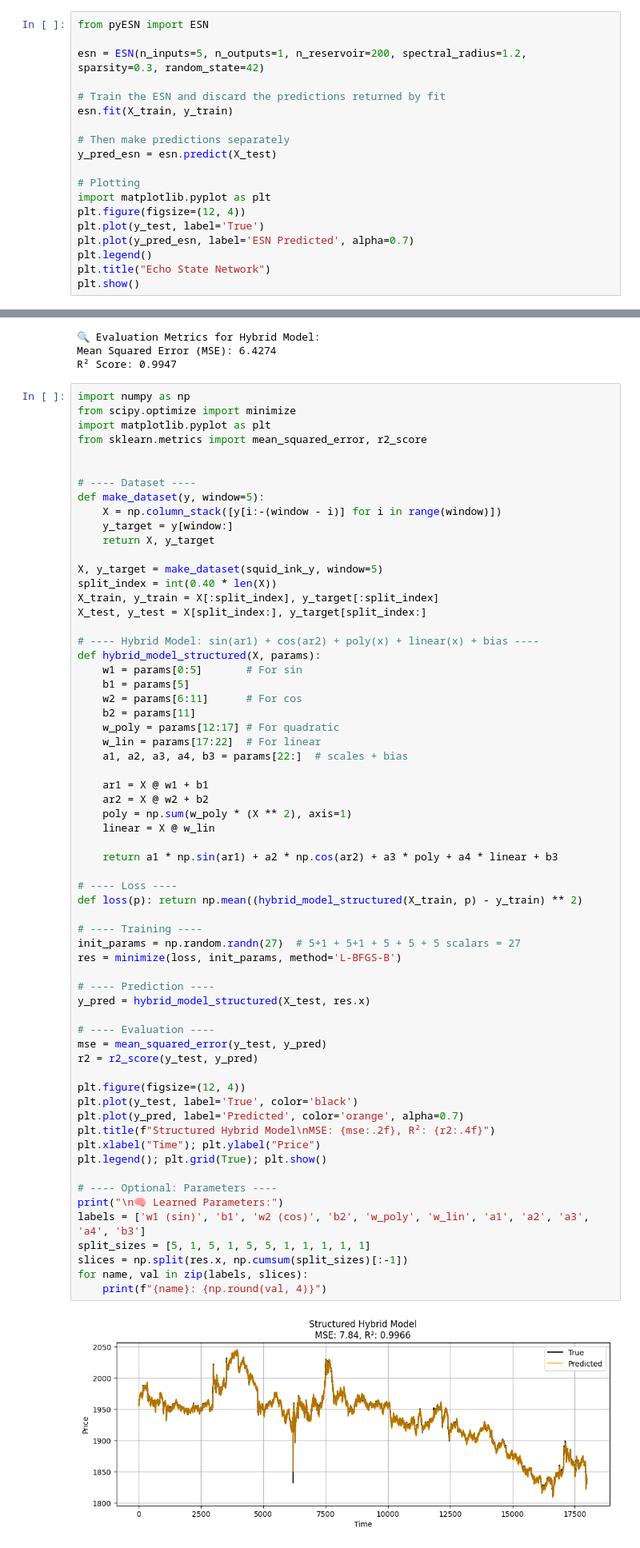
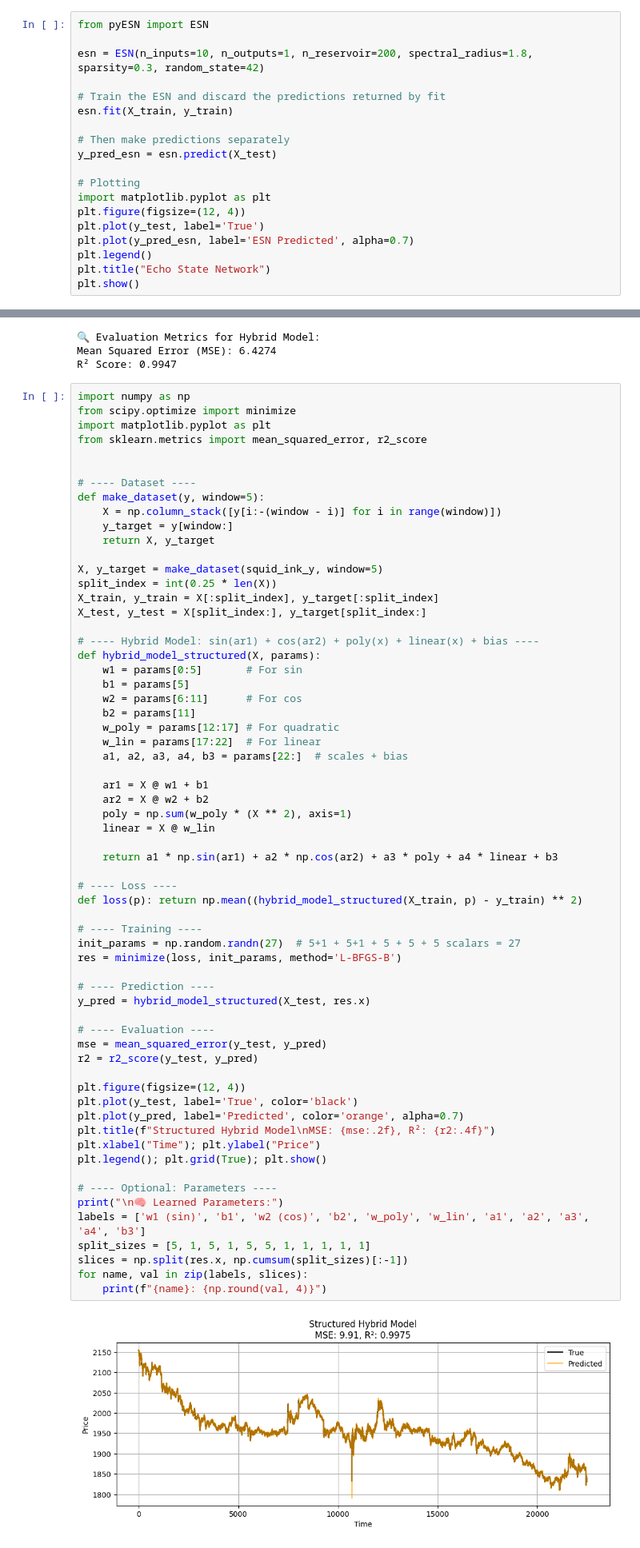
Before and after one commit to SamyakSS83/paradis-island-imckechode, a Jupyter notebook: Round_1/Algorithmic_trading/experiments.ipynb, the cells around one changed output, grey strips where cells are left out. Shown at 80% size. Saved outputs shown, nothing was run; the diff lists cells and outputs as text.

```diff
--- a/Round_1/Algorithmic_trading/experiments.ipynb
+++ b/Round_1/Algorithmic_trading/experiments.ipynb
@@ -520,7 +520,7 @@ X_test, y_test = X[split_index:], y_target[split_index:]
 # %%
 from pyESN import ESN
 
-esn = ESN(n_inputs=5, n_outputs=1, n_reservoir=200, spectral_radius=1.2, sparsity=0.3, random_state=42)
+esn = ESN(n_inputs=10, n_outputs=1, n_reservoir=200, spectral_radius=1.8, sparsity=0.3, random_state=42)
 
 # Train the ESN and discard the predictions returned by fit
 esn.fit(X_train, y_train)
@@ -640,7 +640,7 @@ def make_dataset(y, window=5):
     return X, y_target
 
 X, y_target = make_dataset(squid_ink_y, window=5)
-split_index = int(0.40 * len(X))
+split_index = int(0.25 * len(X))
 X_train, y_train = X[:split_index], y_target[:split_index]
 X_test, y_test = X[split_index:], y_target[split_index:]
 
@@ -663,32 +663,32 @@ def hybrid_model_structured(X, params):
 
 # ---- Loss ----
 def loss(p): return np.mean((hybrid_model_structured(X_train, p) - y_train) ** 2)
 
 # ---- Training ----
 init_params = np.random.randn(27)  # 5+1 + 5+1 + 5 + 5 + 5 scalars = 27
 res = minimize(loss, init_params, method='L-BFGS-B')
 
 # ---- Prediction ----
 y_pred = hybrid_model_structured(X_test, res.x)
 
 # ---- Evaluation ----
 mse = mean_squared_error(y_test, y_pred)
 r2 = r2_score(y_test, y_pred)
 
 plt.figure(figsize=(12, 4))
 plt.plot(y_test, label='True', color='black')
 plt.plot(y_pred, label='Predicted', color='orange', alpha=0.7)
 plt.title(f"Structured Hybrid Model\nMSE: {mse:.2f}, R²: {r2:.4f}")
 plt.xlabel("Time"); plt.ylabel("Price")
 plt.legend(); plt.grid(True); plt.show()
 
 # ---- Optional: Parameters ----
 print("\n🧠 Learned Parameters:")
 labels = ['w1 (sin)', 'b1', 'w2 (cos)', 'b2', 'w_poly', 'w_lin', 'a1', 'a2', 'a3', 'a4', 'b3']
 split_sizes = [5, 1, 5, 1, 5, 5, 1, 1, 1, 1, 1]
 slices = np.split(res.x, np.cumsum(split_sizes)[:-1])
 for name, val in zip(labels, slices):
     print(f"{name}: {np.round(val, 4)}")
 # %% [output]
-[figure, old version]
+[figure, new version]
 🧠 Learned Parameters:
```
Also changed, not shown: parts of 2 cells of this notebook, 3 other files.
